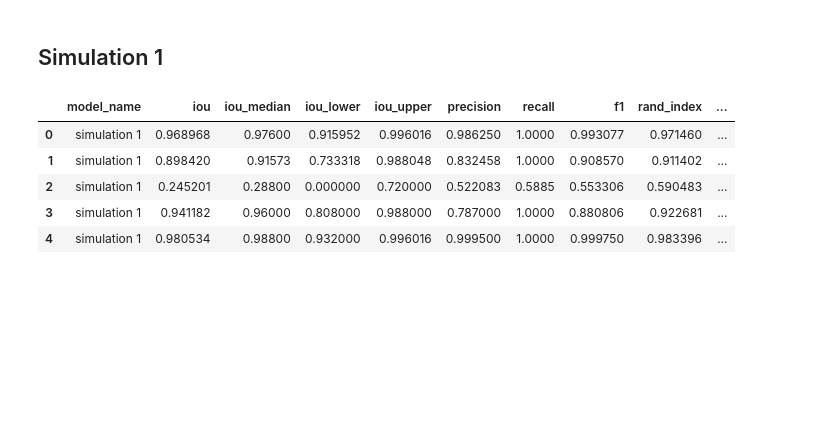
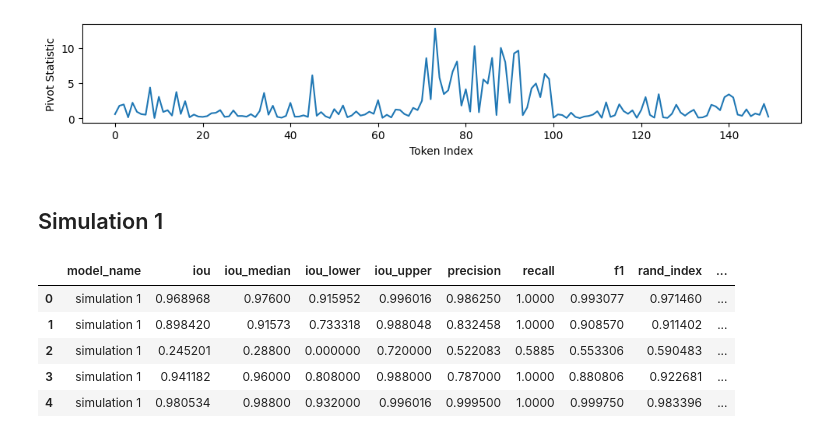
Before and after one commit to subroy13/WISER, a Jupyter notebook: scripts/paper_plots.ipynb, the cells around one changed output. Drawn from its saved outputs; the diff is of its cells as text; code cells hidden in the pictures; blank space fills up the shorter version.

```diff
--- a/scripts/simulation_plots.ipynb
+++ b/scripts/paper_plots.ipynb
@@ -6,3 +103,26 @@ import seaborn as sns
+# %%
+import numpy as np
+
+# generate diagram
+sample_index = 40
+fname = "data_facebook-opt-125m_n100_gumbel.json"
+dat = read_json(os.path.join("../data/output", fname))
+pivots = np.concatenate([
+    np.random.exponential(scale = 1, size = 50),
+    dat['data'][sample_index]['pivots']
+])
+
+df = pd.DataFrame({'token_index': range(len(pivots)), 'pivot_statistic': pivots })
+plt.figure(figsize=(10, 2))
+sns.lineplot(data=df, x='token_index', y='pivot_statistic')
+plt.xlabel('Token Index')
+plt.ylabel('Pivot Statistic')
+plt.tight_layout()
+
+plt.savefig("../figures/wm_diagram_pivot.pdf", dpi = 300)
+plt.show()
+# %% [output]
+[figure, added]
 # %% [markdown]
 ## Simulation 1
 # %%
```
Also changed, not shown: parts of 17 cells of this notebook, 11 other files.
